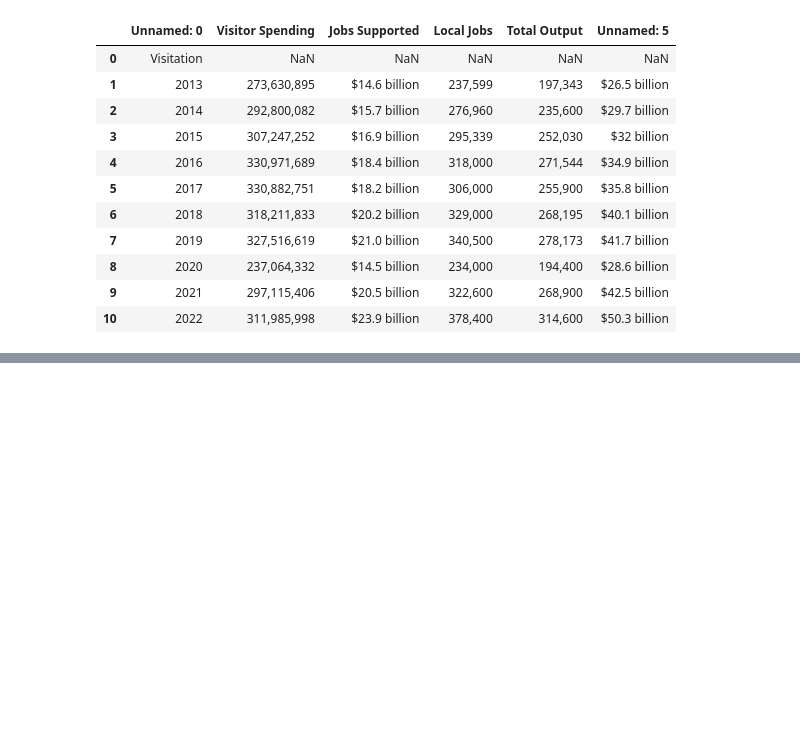
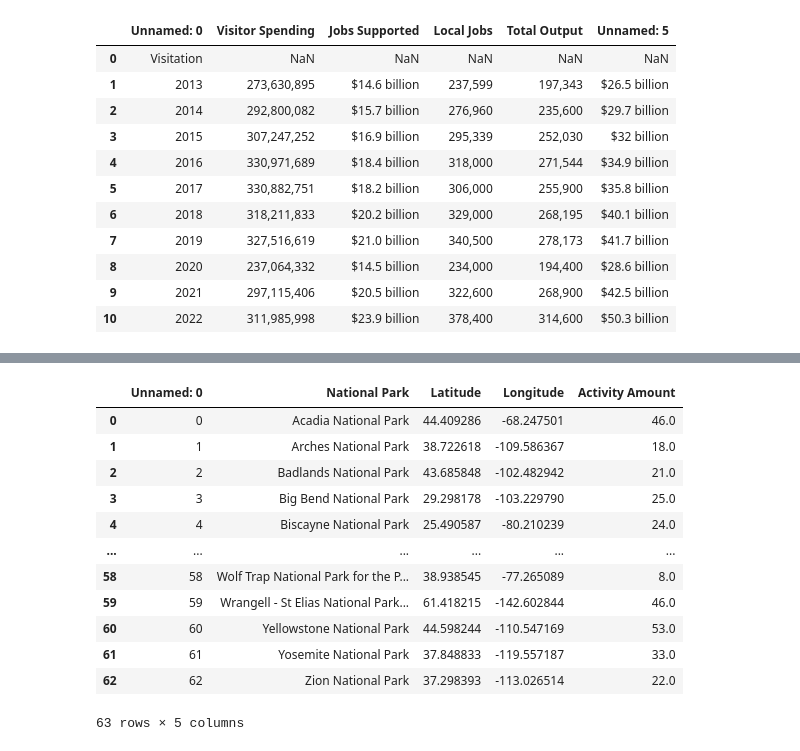
Before and after one commit to andymatsuura/NPS-Analysis, a Jupyter notebook: np_income.ipynb, the cells around one changed output, grey strips where cells are left out. Saved outputs shown, nothing was run; the diff lists cells and outputs as text; code cells hidden in the pictures; blank space fills up the shorter version.

```diff
--- a/np_income.ipynb
+++ b/np_income.ipynb
@@ -84,3 +106,20 @@ cleaned_yearly
 | 8 | 2020 | 237,064,332 | $14.5 billion | 234,000 | 194,400 | $28.6 billion |
 | 9 | 2021 | 297,115,406 | $20.5 billion | 322,600 | 268,900 | $42.5 billion |
 | 10 | 2022 | 311,985,998 | $23.9 billion | 378,400 | 314,600 | $50.3 billion |
+# %%
+np_location = pd.read_csv('Resources/np_location.csv')
+np_location
+# %% [output]
+|  | Unnamed: 0 | National Park | Latitude | Longitude | Activity Amount |
+| 0 | 0 | Acadia National Park | 44.409286 | -68.247501 | 46.0 |
+| 1 | 1 | Arches National Park | 38.722618 | -109.586367 | 18.0 |
+| 2 | 2 | Badlands National Park | 43.685848 | -102.482942 | 21.0 |
+| 3 | 3 | Big Bend National Park | 29.298178 | -103.229790 | 25.0 |
+| 4 | 4 | Biscayne National Park | 25.490587 | -80.210239 | 24.0 |
+| ... | ... | ... | ... | ... | ... |
+| 58 | 58 | Wolf Trap National Park for the P... | 38.938545 | -77.265089 | 8.0 |
+| 59 | 59 | Wrangell - St Elias National Park... | 61.418215 | -142.602844 | 46.0 |
+| 60 | 60 | Yellowstone National Park | 44.598244 | -110.547169 | 53.0 |
+| 61 | 61 | Yosemite National Park | 37.848833 | -119.557187 | 33.0 |
+| 62 | 62 | Zion National Park | 37.298393 | -113.026514 | 22.0 |
+63 rows × 5 columns
```
Also changed, not shown: parts of 15 cells of this notebook, 5 other files.
